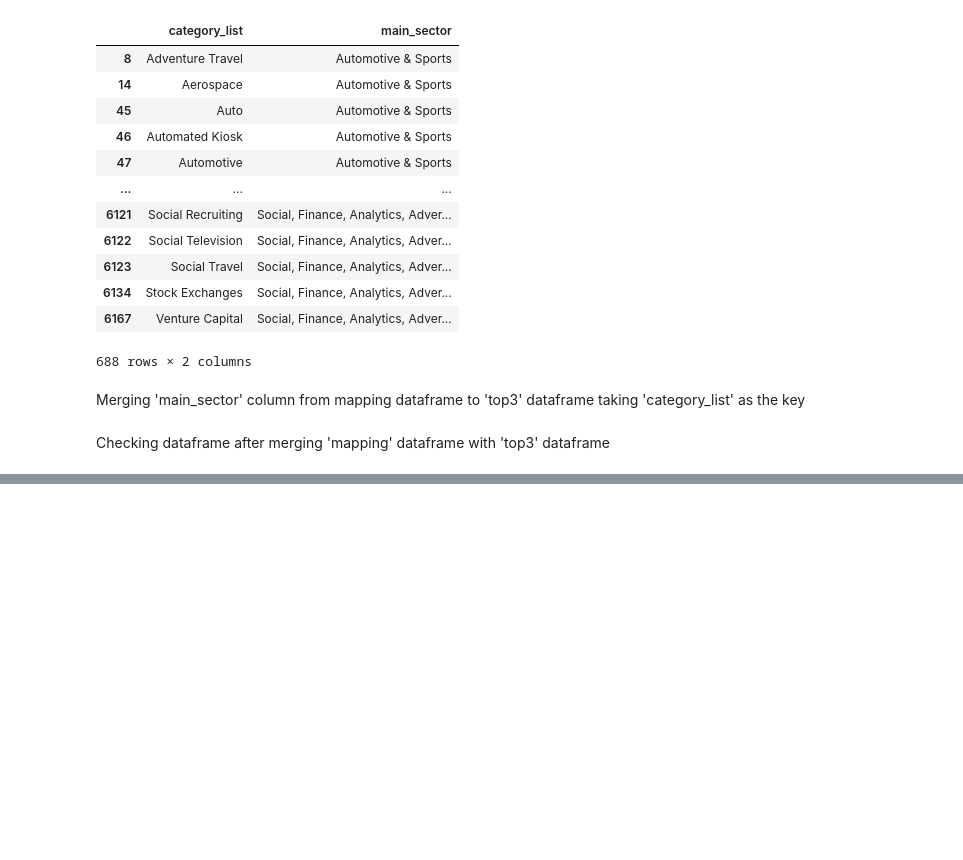
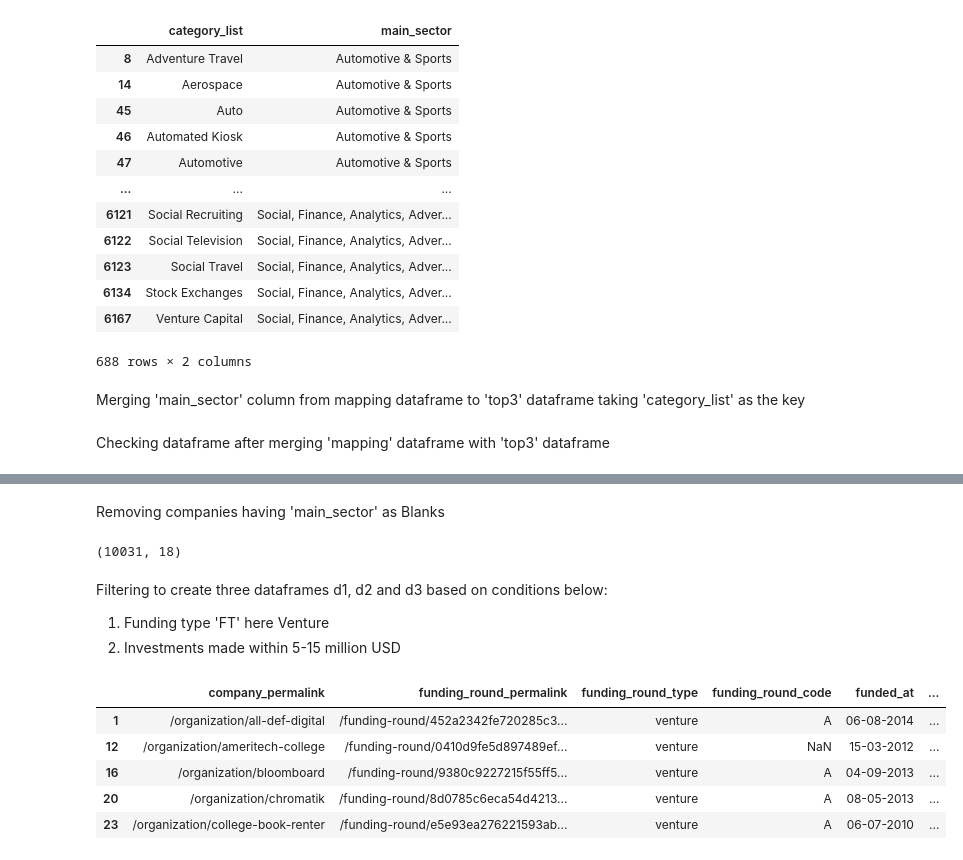
Before and after one commit to vishalsinghblr/EDA-MNC_Investment, a Jupyter notebook: exploratory-data-analysis-for-mnc-investment.ipynb, the cells around one changed output, grey strips where cells are left out. Saved outputs shown, nothing was run; the diff lists cells and outputs as text; code cells hidden in the pictures; blank space fills up the shorter version.

```diff
--- a/exploratory-data-analysis-for-mnc-investment.ipynb
+++ b/exploratory-data-analysis-for-mnc-investment.ipynb
@@ -275,7 +275,7 @@ sector_map.head()
 # %% [markdown]
 Creating a column as 'primary sector' by extracting string before the first vertical bar '|' in 'category_list'
 # %%
-top3['primary sector']=top3['category_list'].apply(lambda x: str(x).split('|')[0])
+top3.loc[:,'primary sector']=top3.loc[:,'category_list'].apply(lambda x: str(x).split('|')[0])
 # %% [output]
 A value is trying to be set on a copy of a slice from a DataFrame.
 Try using .loc[row_indexer,col_indexer] = value instead
@@ -339,3 +339,24 @@ final_df[final_df["main_sector"]=="Automotive & Sports"].head()
 | 9040 | /organization/boathouse-row-sports | /funding-round/993fcf3fdfb63ff589... | venture | NaN | 07-08-2009 | ... |
 | 9041 | /organization/break30 | /funding-round/9f921768edc157dceb... | venture | NaN | 04-12-2008 | ... |
 | 9042 | /organization/citizen-sports | /funding-round/7e2b3f5858cc3d9e6b... | venture | NaN | 01-01-2007 | ... |
+# %% [markdown]
+Removing companies having 'main_sector' as Blanks
+# %%
+final_dfmod=final_df[~(final_df['main_sector']=="Blanks")]
+final_dfmod.shape
+# %% [output]
+(10031, 18)
+# %% [markdown]
+Filtering to create three dataframes d1, d2 and d3 based on conditions below:
+1. Funding type 'FT' here Venture
+2. Investments made within 5-15 million USD
+# %%
+D1=final_dfmod[(final_dfmod['country_code']=="USA") & (final_dfmod['raised_amount_usd']>=5000000.0) & (final_dfmod['raised_amount_usd']<=15000000.0)]
+D1.head()
+# %% [output]
+|  | company_permalink | funding_round_permalink | funding_round_type | funding_round_code | funded_at | ... |
+| 1 | /organization/all-def-digital | /funding-round/452a2342fe720285c3... | venture | A | 06-08-2014 | ... |
+| 12 | /organization/ameritech-college | /funding-round/0410d9fe5d897489ef... | venture | NaN | 15-03-2012 | ... |
+| 16 | /organization/bloomboard | /funding-round/9380c9227215f55ff5... | venture | A | 04-09-2013 | ... |
+| 20 | /organization/chromatik | /funding-round/8d0785c6eca54d4213... | venture | A | 08-05-2013 | ... |
+| 23 | /organization/college-book-renter | /funding-round/e5e93ea276221593ab... | venture | A | 06-07-2010 | ... |
```
Also changed, not shown: parts of 25 cells of this notebook.
